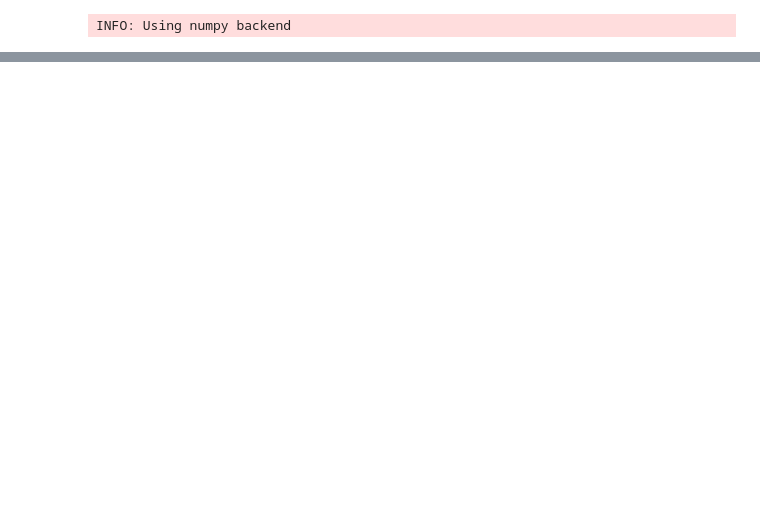
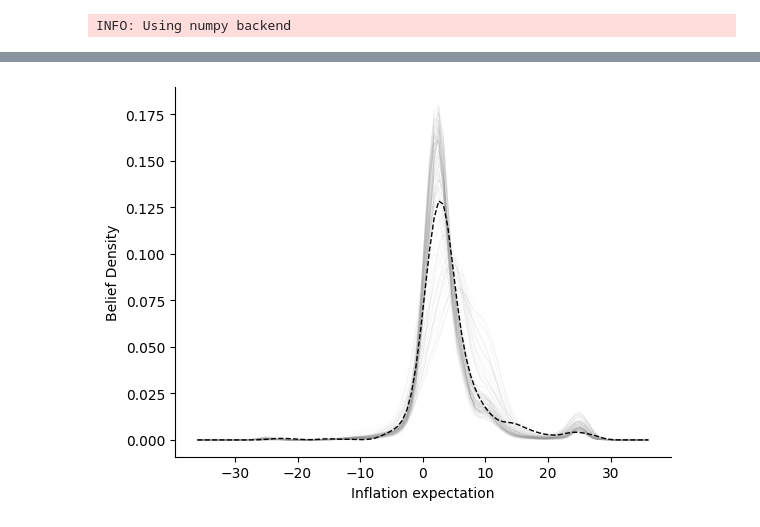
Before and after one commit to matthieubulte/GAR, a Jupyter notebook: data-analysis-surveys.ipynb, the cells around one changed output, grey strips where cells are left out. Cells and saved outputs as stored; diff of their text form; code cells hidden in the pictures; blank space fills up the shorter version.

```diff
--- a/data-analysis-surveys.ipynb
+++ b/data-analysis-surveys.ipynb
@@ -39,11 +24,0 @@ Average # responses per month:  1297.701754385965
-# %%
-nodes = np.array([ -12, -8, -4, -2, 0, 2, 4, 8, 12 ])
-
-def _row_to_median(row):
-    cdf = row.values[1:].cumsum()
-    idx = np.argmax(cdf >= 50)
-    if idx == 0: return -12
-    if idx >= nodes.shape[0] - 1: return 12
-    return nodes[idx-1] + (50 - cdf[idx-1])*(nodes[idx]-nodes[idx-1])/(cdf[idx]-cdf[idx-1])
-
-sdf_all['Q50'] = sdf_all.apply(_row_to_median, axis=1)
@@ -171,0 +25,33 @@ plt.savefig('./plots/belief_densities.pdf', bbox_inches='tight', transparent=Tru
+# %%
+q_sup = np.linspace(0, 1, 100)
+f_sup = np.linspace(-36, 36, 100)
+
+med_qs = np.stack(sdf_all.groupby('date')['Q9_cent50'].apply(lambda s: np.quantile(s, q_sup)).values)
+med_ds = np.stack(sdf_all.groupby('date')['Q9_cent50'].apply(lambda s: stats.gaussian_kde(s)(f_sup)))
+med_cdf = np.stack(sdf_all.groupby('date')['Q9_cent50'].apply(lambda s: stats.ecdf(s).cdf.evaluate(f_sup)))
+
+W = W1d.Wasserstein1D()
+mu_hat = MetricData(W, med_qs).frechet_mean()
+
+for i in range(med_ds.shape[0]):
+    c = 0.6
+    plt.plot(f_sup, med_ds[i,:], c=(c,c,c,0.15), linewidth=0.25)
+
+plt.plot(
+    f_sup,
+    stats.gaussian_kde(np.interp(np.random.rand(1000), q_sup, mu_hat))(f_sup),
+    '--',
+    color='black',
+    linewidth=1
+)
+
+fs = 18
+plt.xlabel("Inflation expectation")#, fontsize=fs)
+plt.ylabel("Belief Density")#, fontsize=fs)
+ax = plt.gca()
+ax.spines['top'].set_visible(False)
+ax.spines['right'].set_visible(False)
+
+plt.savefig('./plots/belief_densities.pdf', bbox_inches='tight', transparent=True,)
+# %% [output]
+[figure, added]
```
Also changed, not shown: parts of 11 cells of this notebook, 2 other files.
